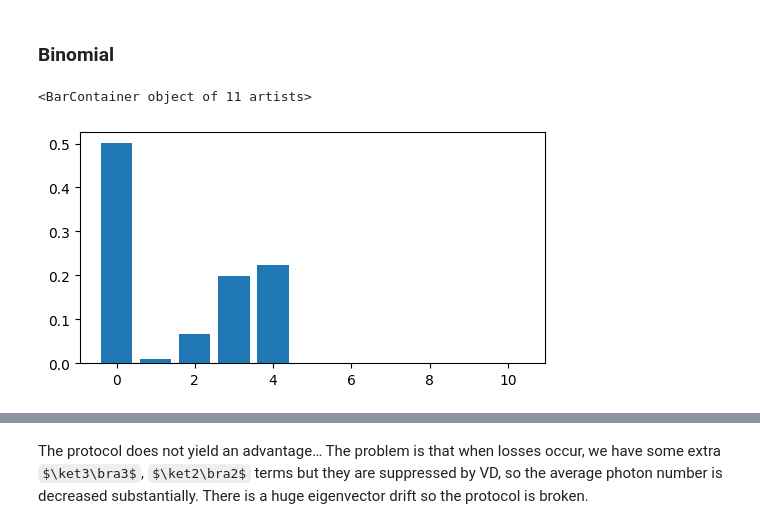
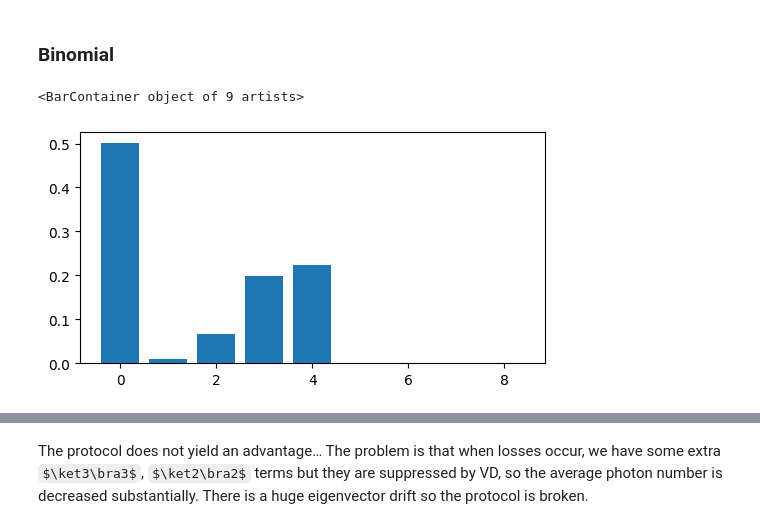
Before and after one commit to lfinocchiaro/virtual-distillation, a Jupyter notebook: virtual_distillation.ipynb, the cells around one changed output, grey strips where cells are left out. Cells and saved outputs as stored; diff of their text form; code cells hidden in the pictures; some formulas as TeX source.

```diff
--- a/virtual_distillation.ipynb
+++ b/virtual_distillation.ipynb
@@ -116,6 +137,7 @@ if RUN_FOCK:
 # %% [markdown]
 We have to be careful that the numerical errors coming from truncation of Hilbert space are not too important : check that S is doing the appropriate thing (only zeroes and ones should appear below (up to phase))
 # %%
+N = 9 # 8
 bs1, bs2, bs3 =create_F3(N, initial_sin_angles, np.zeros(3))
 
 check_S_operator(N, n, bs1, bs2, bs3)
@@ -162,12 +188,12 @@ and later GKP
 # %%
 rho_binomial = qutip.ket2dm((qutip.fock(N,0) + qutip.fock(N,4)).unit())
 
 noisy_binomial_list = create_states(N, t_list, rho_binomial, kappa)
 f, ax = plt.subplots(1, 1, sharey=True, figsize=(6,3))
-ax.bar(np.arange(N), np.abs(np.diag(noisy_binomial_list[-1])))
+ax.bar(np.arange(N), np.abs((noisy_binomial_list[-1]).diag()))
 # %% [output]
-<BarContainer object of 11 artists>
+<BarContainer object of 9 artists>
-[figure, old version]
+[figure, new version]
 # %%
 if RUN_BINOM:
     result_binomial, result_binomial_loss,result_binomial_th = perform_protocol(N, noisy_binomial_list,
```
Also changed, not shown: parts of 21 cells of this notebook, 1 other file.
